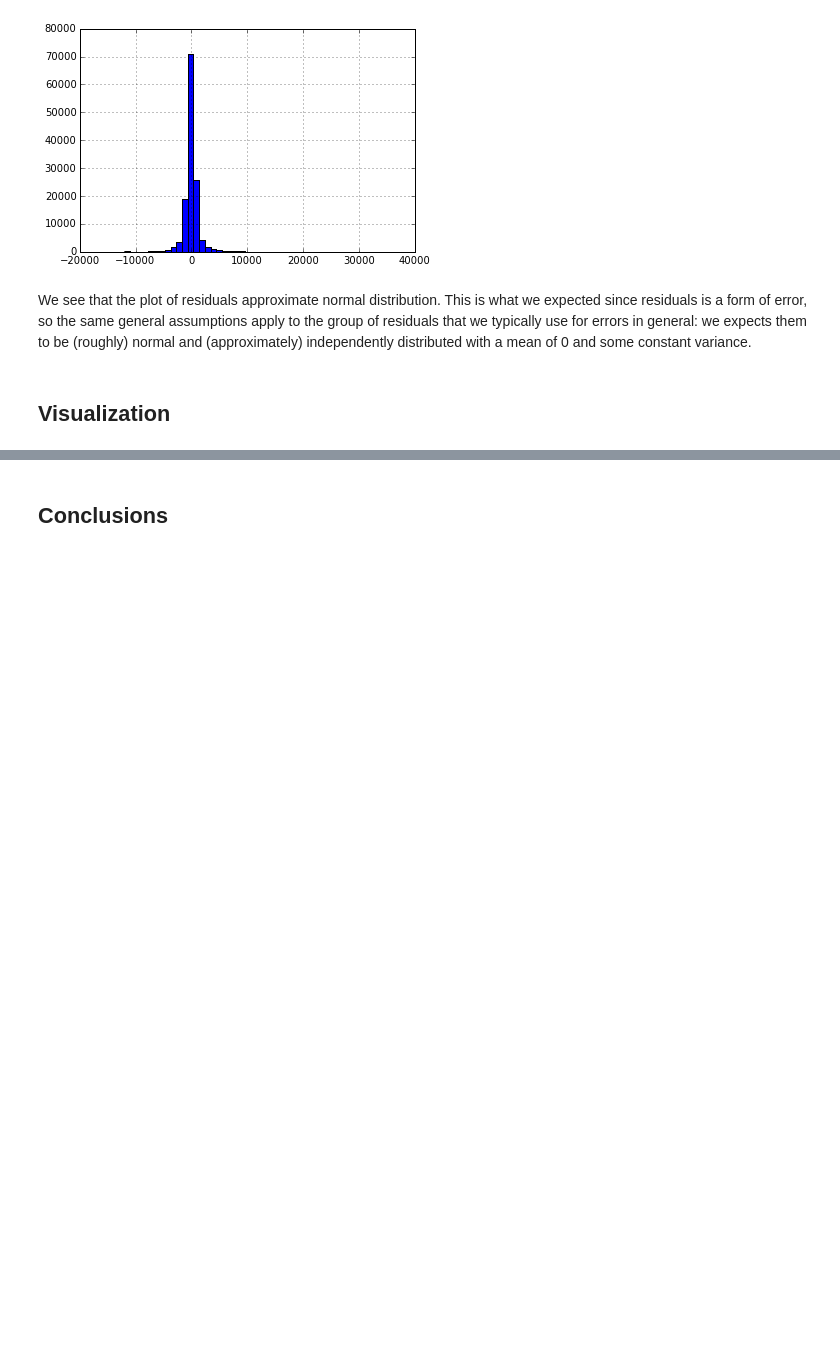
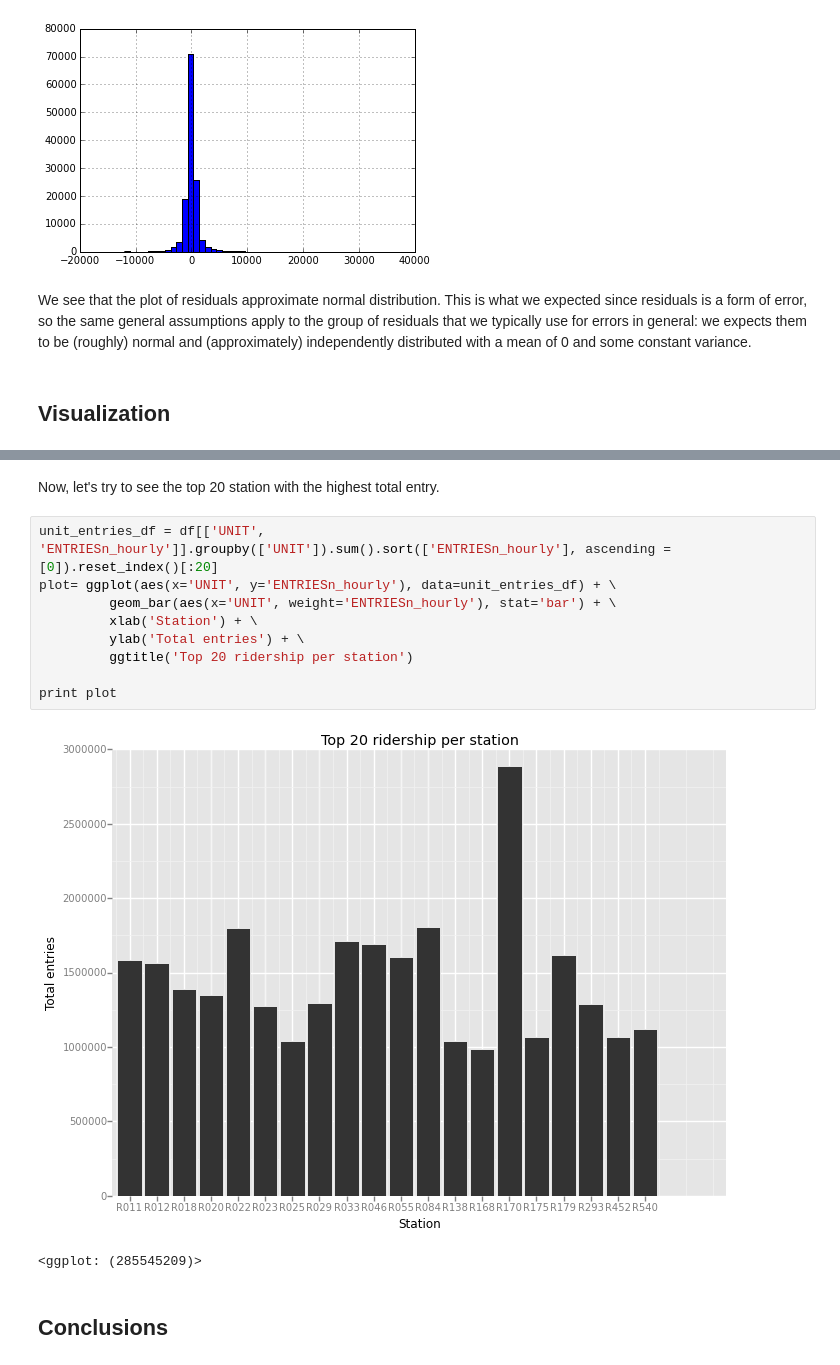
Before and after one commit to joashxu/NYCSubwayDataAnalysis, a Jupyter notebook: NYCSubway.ipynb, the cells around one changed output, grey strips where cells are left out. Saved outputs shown, nothing was run; the diff lists cells and outputs as text; blank space fills up the shorter version.

```diff
--- a/NYCSubway.ipynb
+++ b/NYCSubway.ipynb
@@ -233,2 +255,16 @@ so the same general assumptions apply to the group of residuals that we typicall
+# %% [markdown]
+Now, let's try to see the top 20 station with the highest total entry.
+# %%
+unit_entries_df = df[['UNIT', 'ENTRIESn_hourly']].groupby(['UNIT']).sum().sort(['ENTRIESn_hourly'], ascending =[0]).reset_index()[:20]
+plot= ggplot(aes(x='UNIT', y='ENTRIESn_hourly'), data=unit_entries_df) + \
+         geom_bar(aes(x='UNIT', weight='ENTRIESn_hourly'), stat='bar') + \
+         xlab('Station') + \
+         ylab('Total entries') + \
+         ggtitle('Top 20 ridership per station')
+
+print plot
+# %% [output]
+[figure, added]
+<ggplot: (285545209)>
 # %% [markdown]
 ## Conclusions
```
Also changed, not shown: parts of 2 cells of this notebook.
